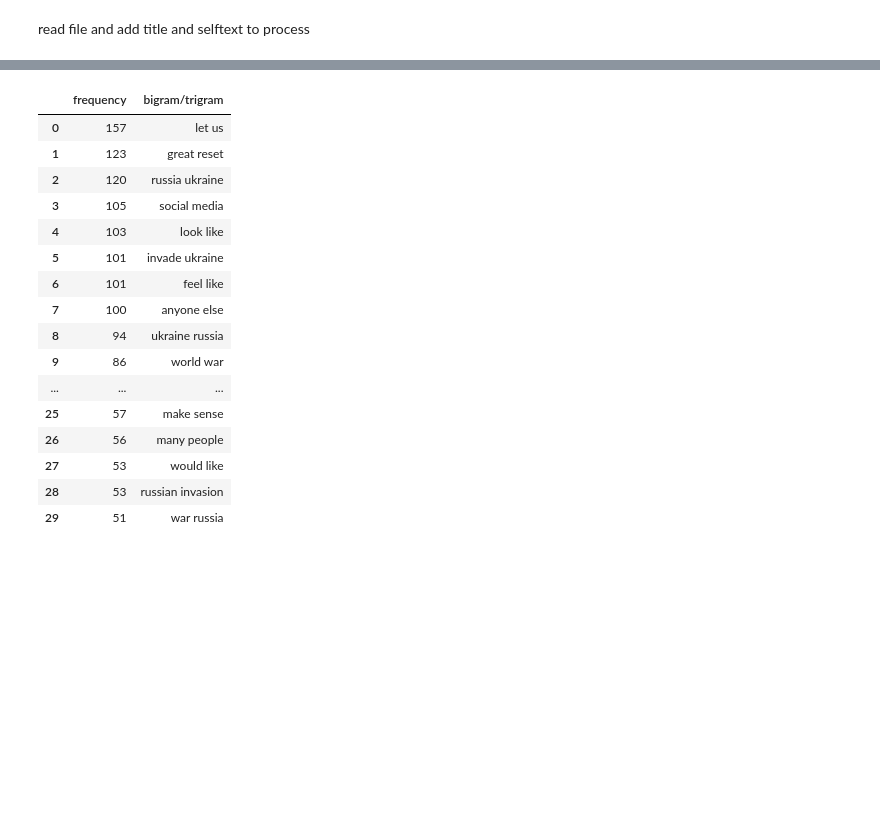
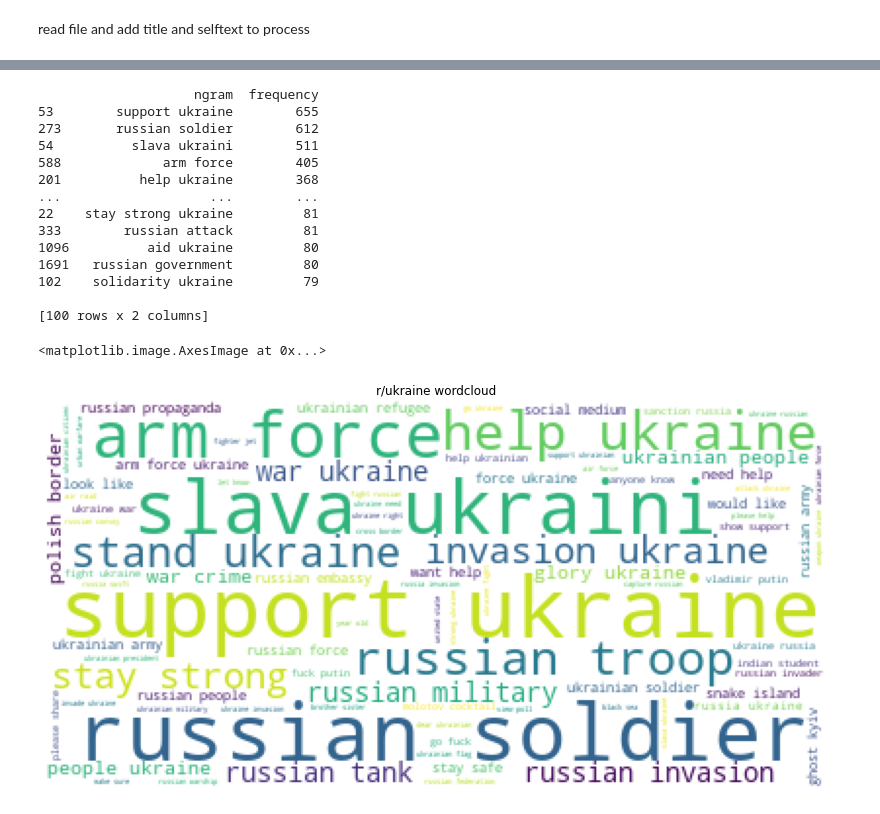
Before and after one commit to irenestrauss/nlp_on_conspiracy_theories, a Jupyter notebook: code/words.ipynb, the cells around one changed output, grey strips where cells are left out. Drawn from its saved outputs; the diff is of its cells as text; code cells hidden in the pictures; blank space fills up the shorter version.

Commit message:
bigrams

```diff
--- a/code/words.ipynb
+++ b/code/words.ipynb
@@ -68,27 +94,42 @@ plt.imshow(wc)
 # %%
 from sklearn.feature_extraction.text import CountVectorizer
+from PIL import Image
+
+submissions_string = []
+
+for submission in preprocessed_submissions:
+    submissions_string.append(' '.join(submission))
+
 countvec = CountVectorizer(stop_words=stop, ngram_range=(2,4), max_features=10000)
-ngrams = countvec.fit_transform(preprocessed_submissions)
+ngrams = countvec.fit_transform(submissions_string)
 count_values = ngrams.toarray().sum(axis=0)
 vocab = countvec.vocabulary_
-df_ngram = pd.DataFrame(sorted([(count_values[i],k) for k,i in vocab.items()], reverse=True)
-            ).rename(columns={0: 'frequency', 1:'bigram/trigram'})
-df_ngram.head()
+df_ngram = pd.DataFrame([(k,count_values[i]) for k,i in vocab.items()]).rename(columns={0: 'ngram', 1:'frequency'})
+df_ngram = df_ngram.sort_values(by='frequency', ascending=False)
+print(df_ngram.head(100))
+
+alice_mask = np.array(Image.open("alice_mask.png"))
+
+df_ngram = df_ngram.set_index('ngram').to_dict()
+wc = WordCloud(max_words=1000, background_color='white').generate_from_frequencies(df_ngram['frequency'])
+plt.figure(figsize = (14, 14))
+plt.axis('off')
+plt.title(f'r/{subreddit} wordcloud')
+plt.imshow(wc)
 # %% [output]
-|  | frequency | bigram/trigram |
-| 0 | 157 | let us |
-| 1 | 123 | great reset |
-| 2 | 120 | russia ukraine |
-| 3 | 105 | social media |
-| 4 | 103 | look like |
-| 5 | 101 | invade ukraine |
-| 6 | 101 | feel like |
-| 7 | 100 | anyone else |
-| 8 | 94 | ukraine russia |
-| 9 | 86 | world war |
-| ... | ... | ... |
-| 25 | 57 | make sense |
-| 26 | 56 | many people |
-| 27 | 53 | would like |
-| 28 | 53 | russian invasion |
-| 29 | 51 | war russia |
+                    ngram  frequency
+53        support ukraine        655
+273       russian soldier        612
+54          slava ukraini        511
+588             arm force        405
+201          help ukraine        368
+...                   ...        ...
+22    stay strong ukraine         81
+333        russian attack         81
+1096          aid ukraine         80
+1691   russian government         80
+102    solidarity ukraine         79
+
+[100 rows x 2 columns]
+<matplotlib.image.AxesImage at 0x...>
+[figure, added]
```
Also changed, not shown: parts of 5 cells of this notebook.
